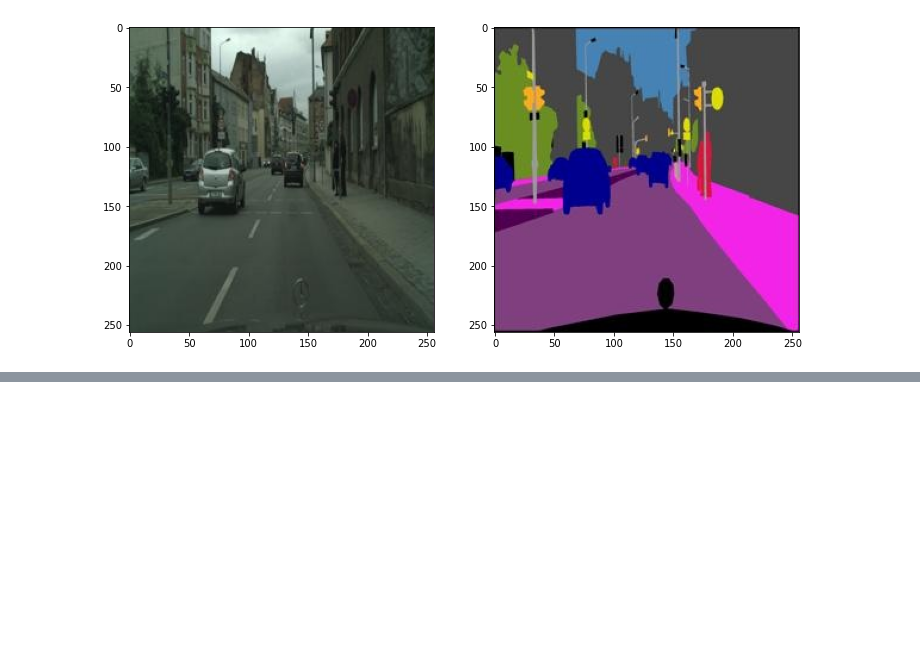
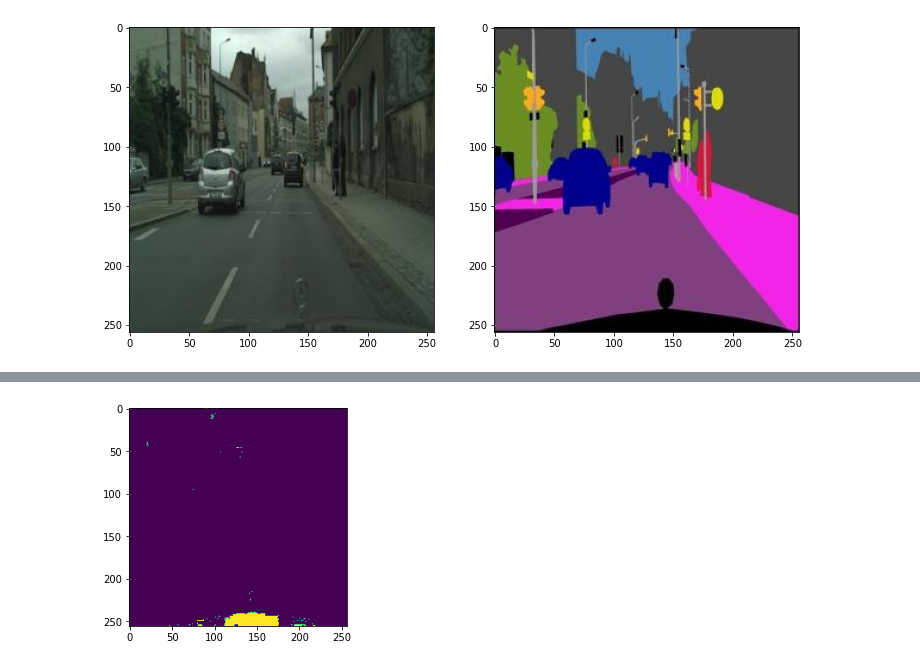
Before and after one commit to humantom88/geekbrains-neural-networks-introduction, a Jupyter notebook: lesson6/homework/homework.ipynb, the cells around one changed output, grey strips where cells are left out. Cells and saved outputs as stored; diff of their text form; code cells hidden in the pictures; blank space fills up the shorter version.

```diff
--- a/lesson6/homework/homework.ipynb
+++ b/lesson6/homework/homework.ipynb
@@ -88,3 +90,11 @@ def Color2index(y, classes):
         i += 1
 
     return y_cat, y_ind
+# %%
+from keras.preprocessing import image
+cat_yi, ind_yi = Color2index(image.img_to_array(masks[0]), classes)
+
+plt.imshow(ind_yi)
+plt.show()
+# %% [output]
+[figure, added]
```
Also changed, not shown: parts of 18 cells of this notebook.
